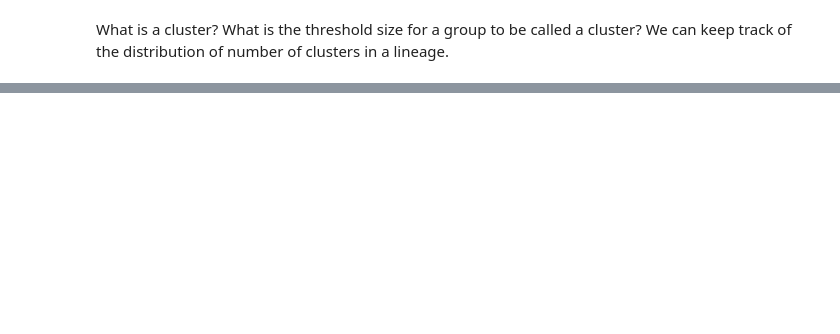
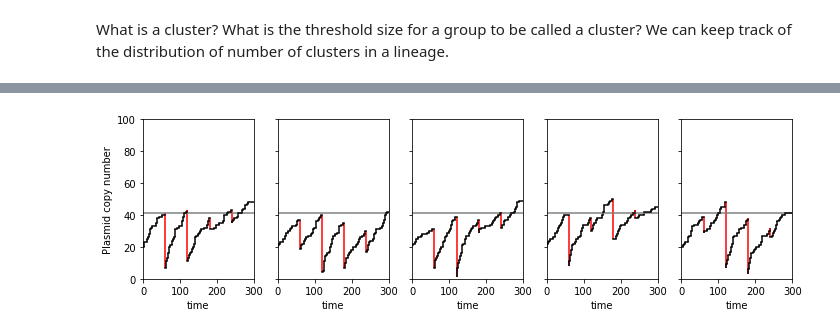
Before and after one commit to mvcortez/Plasmids, a Jupyter notebook: Single_lineage_cluster_memory.ipynb, the cells around one changed output, grey strips where cells are left out. Saved outputs shown, nothing was run; the diff lists cells and outputs as text; code cells hidden in the pictures; blank space fills up the shorter version.

```diff
--- a/Single_lineage_cluster_memory.ipynb
+++ b/Single_lineage_cluster_memory.ipynb
@@ -210,12 +250,14 @@ y
 # %%
 repeats = 5
 gen=5
 cluster=True
 f,axes = plt.subplots(1,repeats,figsize=(10,3))
 for i in range(repeats):
-    x,t,_,__=single_lineage(x0,gen,tau,cluster,0)
+    x,t,_,__,___=single_lineage(x0,gen,tau,cluster,0,beta,gamma,sigma)
     plot_stairs_multiple(x,t,i)
 axes[0].set_ylabel('Plasmid copy number')
 plt.tight_layout()
+# %% [output]
+[figure, added]
 # %%
 cluster=[False,True]
```
Also changed, not shown: parts of 12 cells of this notebook, 2 other files.
